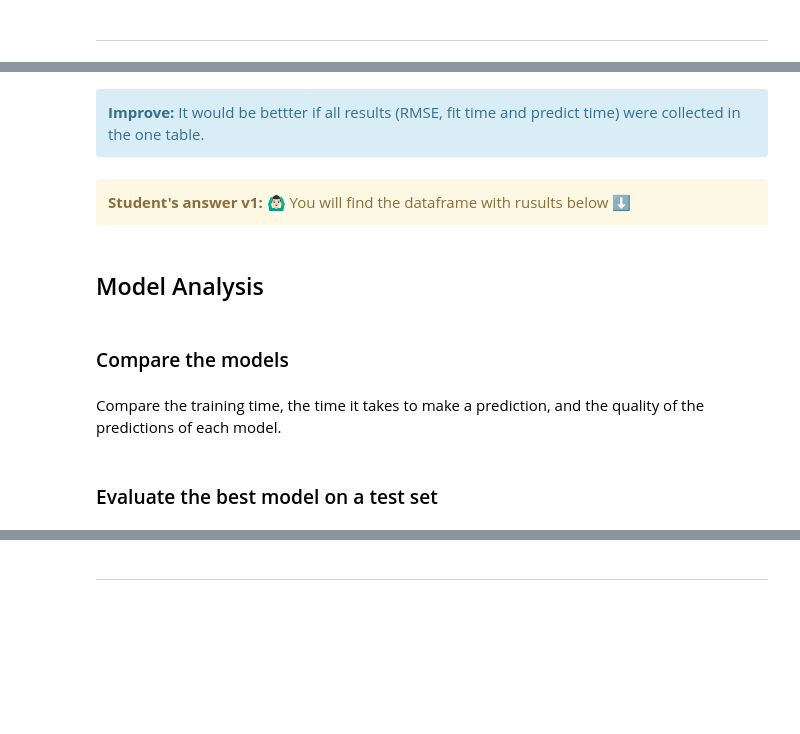
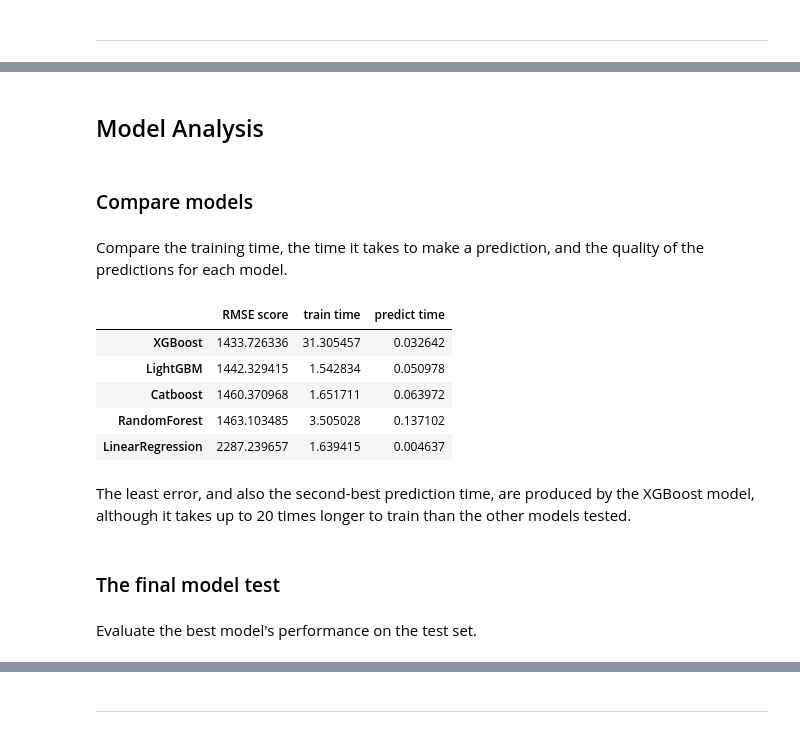
Before and after one commit to WanomiR/practicum-ds, a Jupyter notebook: DS projects/Car price prediction/car-price-prediction.ipynb, the cells around one changed output, grey strips where cells are left out. Drawn from its saved outputs; the diff is of its cells as text; code cells hidden in the pictures; blank space fills up the shorter version.

Commit message:
updated car price prediction project

```diff
--- a/DS projects/Car price prediction/car-price-prediction.ipynb
+++ b/DS projects/Car price prediction/car-price-prediction.ipynb
@@ -417,0 +376,6 @@ We didn't improve the model's prediction quality, but we reduced algorithm runni
+# %%
+# evaluate the model using new parameters
+rf = RandomForestRegressor(random_state=seed, n_estimators=100, n_jobs=-1,
+                           min_samples_leaf=2, min_samples_split=5)
+
+model_test_results["RandomForest"] = eval_model(rf, X_train_tree, y_train)
@@ -426,11 +399,10 @@ RMSE(lgbm, X_train_ord, y_train)
 # %%
-# LGBM model with some HP tuning
-lgbm = LGBMRegressor(random_state=state,
-                     n_estimators=50,
+# adjust some
+lgbm = LGBMRegressor(random_state=seed,
                      max_depth=12,
                      learning_rate=0.3,
                      num_leaves=100
                     )
 
 # evaluate the model
-results["LightGBM"] = RMSE(lgbm, X_train_ord, y_train)
+model_test_results["LightGBM"] = eval_model(lgbm, X_train, y_train)
@@ -444,9 +425,8 @@ RMSE(cat, X_train_ord, y_train)
 # %%
-# add hyperparameters
-cat = CatBoostRegressor(random_seed=state, verbose=0,
-                        learning_rate=0.45,
+# adjust hyperparameters
+cat = CatBoostRegressor(random_seed=seed, verbose=0,
+                        learning_rate=0.5,
                         iterations=100,
-                        depth=10
-                       )
+                        depth=10)
 
-results["Catboost"] =  RMSE(cat, X_train_ord, y_train)
+model_test_results["Catboost"] = eval_model(cat, X_train_tree, y_train)
@@ -464,9 +448,8 @@ RMSE(xgb, X_train_ohe, y_train)
 # %%
 # add hypermaprameters
-xgb = XGBRegressor(random_state=state,
-                   n_estimators=50,
+xgb = XGBRegressor(random_state=seed,
+                   n_estimators=100,
                    max_depth=10,
-                   eta=0.3
-                  )
+                   eta=0.3)
 
-results["XGBoost"] = RMSE(xgb, X_train_ohe, y_train)
+model_test_results["XGBoost"] = eval_model(xgb, X_train, y_train)
@@ -483,18 +462,22 @@ results["XGBoost"] = RMSE(xgb, X_train_ohe, y_train)
-# %% [markdown]
-<div class="alert alert-block alert-info">
-<b>Improve: </b> It would be bettter if all results (RMSE, fit time and predict time) were collected in the one table.
-</div>
-# %% [markdown]
-<div class="alert alert-block alert-warning">
-<b>Student's answer v1: </b> 🙆🏻‍♂️ You will find the dataframe with rusults below ⬇️
-</div>
 # %% [markdown]
 ## Model Analysis
 # %% [markdown]
-### Compare the models
+### Compare models
 # %% [markdown]
-Compare the training time, the time it takes to make a prediction, and the quality of the predictions of each model.
+Compare the training time, the time it takes to make a prediction, and the quality of the predictions for each model.
 # %%
-pd.DataFrame(results, index=["RMSE","train. time", "pred. time"]).T
+results = pd.DataFrame(model_test_results, index=["RMSE score","train time", "predict time"]).T
+results.sort_values(by="RMSE score")
+# %% [output]
+|  | RMSE score | train time | predict time |
+| XGBoost | 1433.726336 | 31.305457 | 0.032642 |
+| LightGBM | 1442.329415 | 1.542834 | 0.050978 |
+| Catboost | 1460.370968 | 1.651711 | 0.063972 |
+| RandomForest | 1463.103485 | 3.505028 | 0.137102 |
+| LinearRegression | 2287.239657 | 1.639415 | 0.004637 |
+# %% [markdown]
+The least error, and also the second-best prediction time, are produced by the XGBoost model, although it takes up to 20 times longer to train than the other models tested.
+# %% [markdown]
+### The final model test
 # %% [markdown]
-### Evaluate the best model on a test set
+Evaluate the best model's performance on the test set.
```
Also changed, not shown: parts of 34 cells of this notebook, 3 other files.
